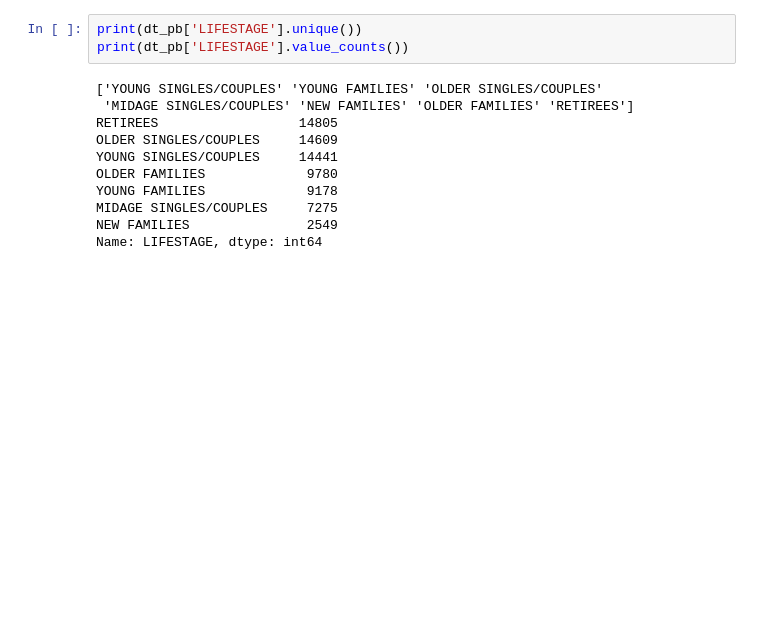
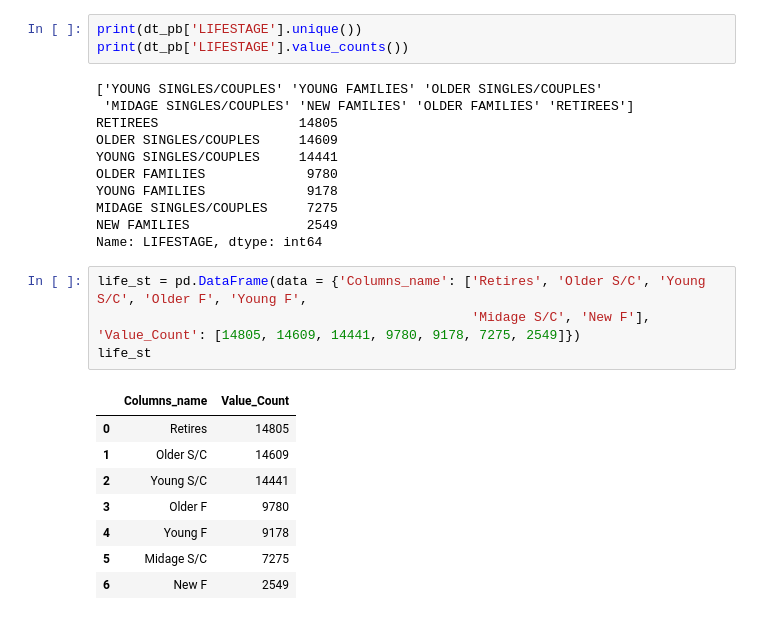
Before and after one commit to JatinderMalhi/Quantium, a Jupyter notebook: first.ipynb, the cells around one changed output. Drawn from its saved outputs; the diff is of its cells as text; blank space fills up the shorter version.

```diff
--- a/first.ipynb
+++ b/first.ipynb
@@ -53,3 +77,16 @@ YOUNG FAMILIES             9178
 MIDAGE SINGLES/COUPLES     7275
 NEW FAMILIES               2549
 Name: LIFESTAGE, dtype: int64
+# %%
+life_st = pd.DataFrame(data = {'Columns_name': ['Retires', 'Older S/C', 'Young S/C', 'Older F', 'Young F',
+                                                'Midage S/C', 'New F'], 'Value_Count': [14805, 14609, 14441, 9780, 9178, 7275, 2549]})
+life_st
+# %% [output]
+|  | Columns_name | Value_Count |
+| 0 | Retires | 14805 |
+| 1 | Older S/C | 14609 |
+| 2 | Young S/C | 14441 |
+| 3 | Older F | 9780 |
+| 4 | Young F | 9178 |
+| 5 | Midage S/C | 7275 |
+| 6 | New F | 2549 |
```
Also changed, not shown: parts of 4 cells of this notebook.
